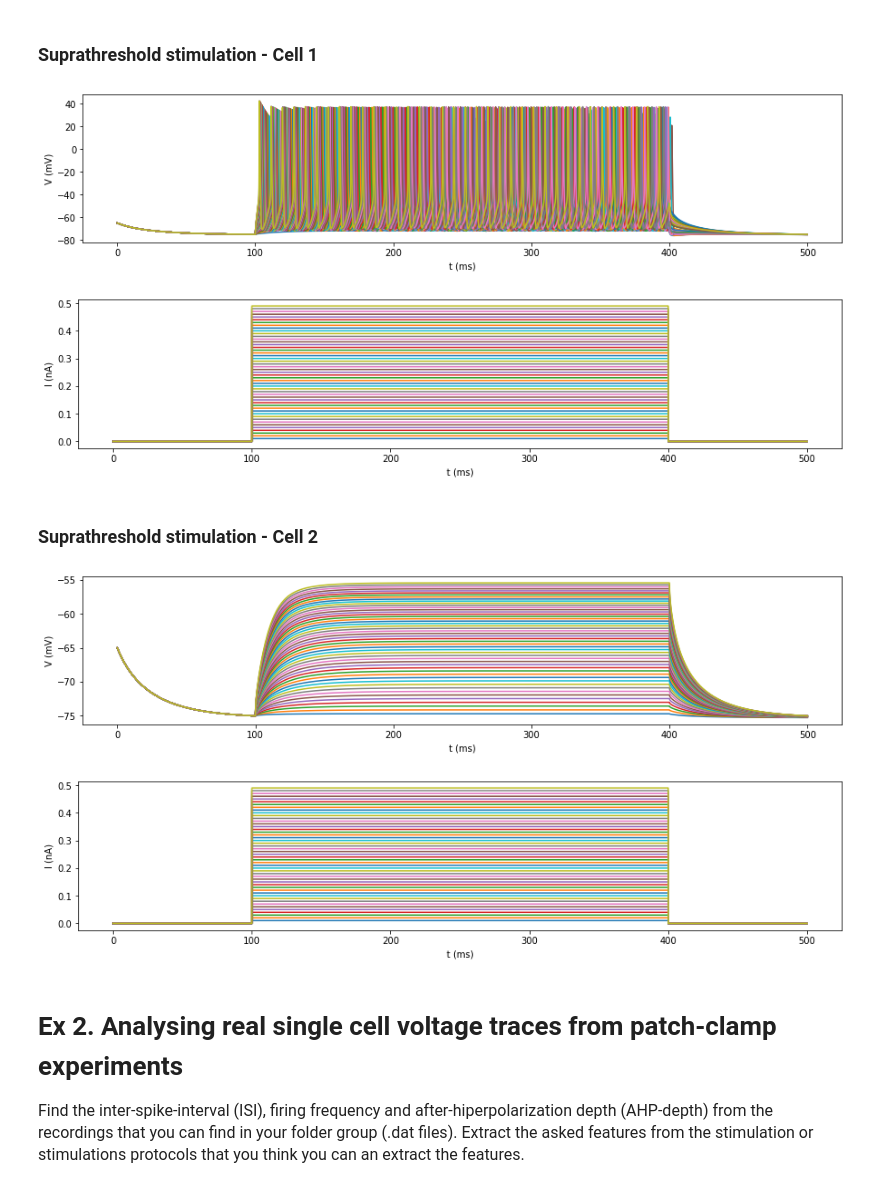
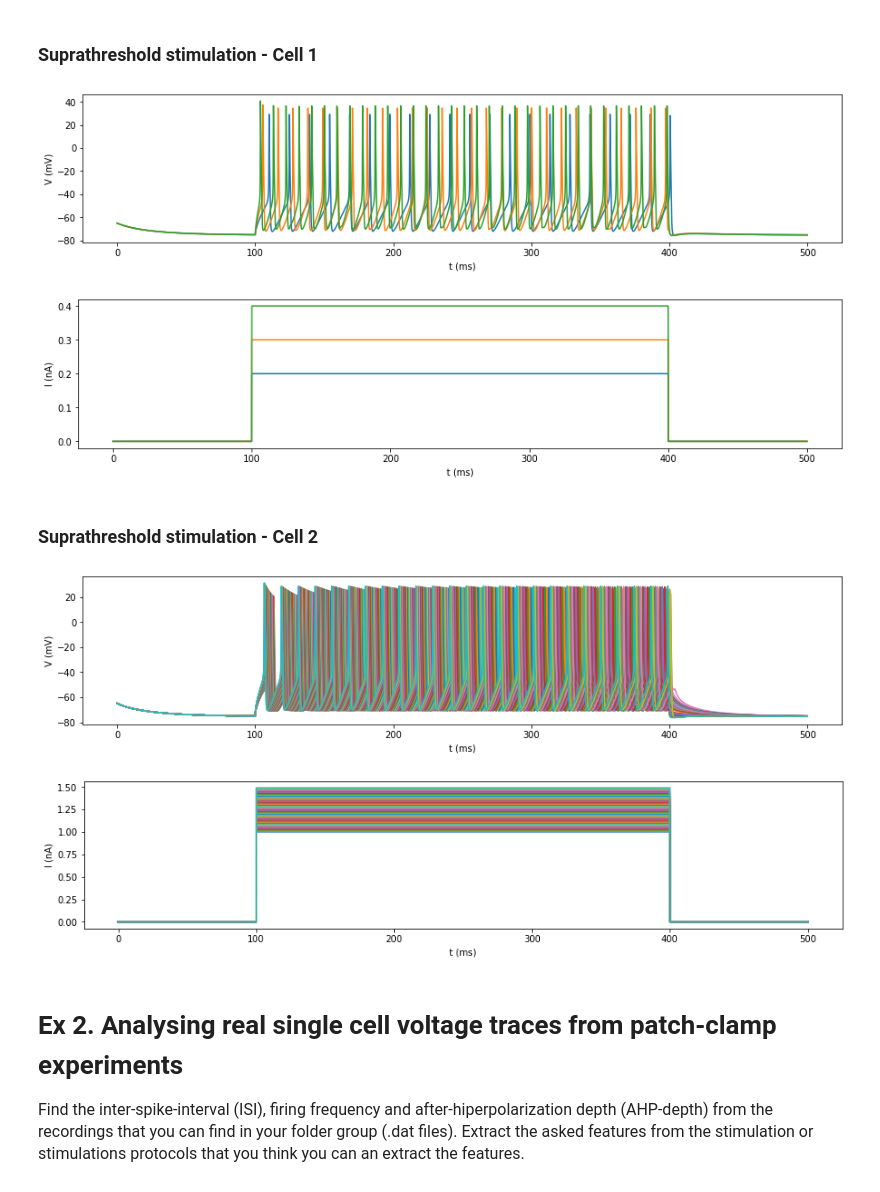
Before and after one commit to jjt20/InSilicoClass, a Jupyter notebook: my_notebooks/Week5/Week5_HomeWork.ipynb, the cells around one changed output. Drawn from its saved outputs; the diff is of its cells as text; code cells hidden in the pictures.

```diff
--- a/my_notebooks/Week5/Week5_HomeWork.ipynb
+++ b/my_notebooks/Week5/Week5_HomeWork.ipynb
@@ -118,6 +118,6 @@ class NEURON:
                 seg.gSKv3_1bar_SKv3_1 = 0.1
 # %%
 # Instantiate the cell
-Cell_1 = NEURON('Group_7_data/Cell1_g6.asc')
+#Cell_1 = NEURON('Group_7_data/Cell1_g6.asc')
 Cell_2 = NEURON('Group_7_data/Cell2_g6.asc')
 # %% [output]
@@ -221,7 +219,9 @@ for sa in stim_ampl:
 # %% [markdown]
 ### Suprathreshold stimulation - Cell 1
 # %%
-stim_ampl = np.arange(0.01, 0.5, 0.01)
+import pickle
+
+stim_ampl = np.arange(0.2, 0.5, 0.1)
 
 
 # Define plots
@@ -230,6 +230,8 @@ ax1.set(xlabel = 't (ms)', ylabel = 'V (mV)')
 
 fig2, ax2 = plt.subplots(figsize=(15,3))
 ax2.set(xlabel = 't (ms)', ylabel = 'I (nA)')
+
+listTracesCell1 = []
 
 # Stimulation
 for sa in stim_ampl:
@@ -256,13 +258,21 @@ for sa in stim_ampl:
 
     ax1.plot(rec_t, rec_v_soma)
     ax2.plot(rec_t, rec_i)
+    trace = {'T': rec_t.to_python(), 'V': rec_v_soma.to_python(), 'stim_start': [100], 'stim_end': [400]}
+    listTracesCell1.append(trace)
+
+outfile = open('listTracesCell1','wb')
+pickle.dump(listTracesCell1,outfile)
+outfile.close()
 # %% [output]
-[figure, old version]
+[figure, new version]
-[figure, old version]
+[figure, new version]
 # %% [markdown]
 ### Suprathreshold stimulation - Cell 2
 # %%
-stim_ampl = np.arange(0.01, 0.5, 0.01)
+import pickle
+
+stim_ampl = np.arange(1, 1.5, 0.01)
 
 
 # Define plots
@@ -271,35 +281,44 @@ ax1.set(xlabel = 't (ms)', ylabel = 'V (mV)')
 
 fig2, ax2 = plt.subplots(figsize=(15,3))
 ax2.set(xlabel = 't (ms)', ylabel = 'I (nA)')
+
+listTracesCell2 = []
 
 # Stimulation
 for sa in stim_ampl:
     # Place a stimulation electrode in the middle of the soma
     stim = h.IClamp(Cell_2.somatic[0](0.5))
     stim.delay = 100   # stim delay (ms)
     stim.dur = 300     # stim duration (ms)
     stim.amp = sa    # stim amplitude (nA)
     # Initialize NEURON vectors to record time, voltage and current
     # time vector
     rec_t = h.Vector()
     rec_t.record(h._ref_t)
     # membrame potential vector
     rec_v_soma = h.Vector()
     rec_v_soma.record(Cell_2.somatic[0](0.5)._ref_v)
     # current
     rec_i = h.Vector()
     rec_i.record(stim._ref_i)
 
     # Initialize and run a simulation
     h.load_file('stdrun.hoc')
     h.finitialize(-65)
     h.continuerun(500)
 
     ax1.plot(rec_t, rec_v_soma)
     ax2.plot(rec_t, rec_i)
+
+    trace = {'T': rec_t.to_python(), 'V': rec_v_soma.to_python(), 'stim_start': [100], 'stim_end': [400]}
+    listTracesCell2.append(trace)
+
+outfile = open('listTracesCell2','wb')
+pickle.dump(listTracesCell2,outfile)
+outfile.close()
 # %% [output]
-[figure, old version]
+[figure, new version]
-[figure, old version]
+[figure, new version]
 # %% [markdown]
 # Ex 2. Analysing real single cell voltage traces from patch-clamp experiments
 
```
Also changed, not shown: parts of 5 cells of this notebook, 15 other files.
